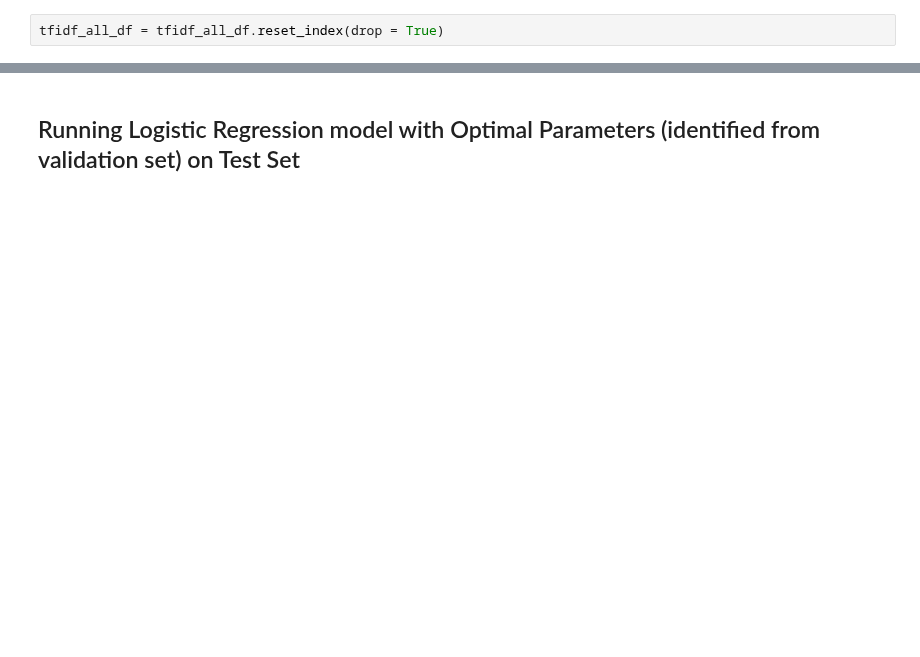
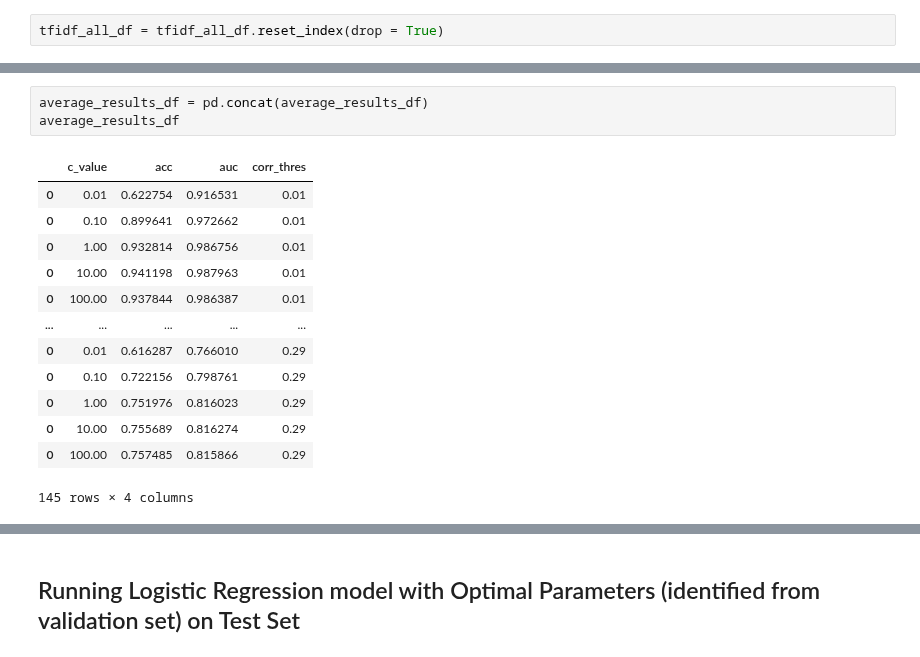
Before and after one commit to anaconda121/NeuraHealth, a Jupyter notebook: Modeling/Logistic-Regression-TFIDF.ipynb, the cells around one changed output, grey strips where cells are left out. Drawn from its saved outputs; the diff is of its cells as text; blank space fills up the shorter version.

```diff
--- a/Modeling/Logistic-Regression-TFIDF.ipynb
+++ b/Modeling/Logistic-Regression-TFIDF.ipynb
@@ -731 +727,18 @@ tfidf_all_df.head()
+# %%
+average_results_df = pd.concat(average_results_df)
+average_results_df
+# %% [output]
+|  | c_value | acc | auc | corr_thres |
+| 0 | 0.01 | 0.622754 | 0.916531 | 0.01 |
+| 0 | 0.10 | 0.899641 | 0.972662 | 0.01 |
+| 0 | 1.00 | 0.932814 | 0.986756 | 0.01 |
+| 0 | 10.00 | 0.941198 | 0.987963 | 0.01 |
+| 0 | 100.00 | 0.937844 | 0.986387 | 0.01 |
+| ... | ... | ... | ... | ... |
+| 0 | 0.01 | 0.616287 | 0.766010 | 0.29 |
+| 0 | 0.10 | 0.722156 | 0.798761 | 0.29 |
+| 0 | 1.00 | 0.751976 | 0.816023 | 0.29 |
+| 0 | 10.00 | 0.755689 | 0.816274 | 0.29 |
+| 0 | 100.00 | 0.757485 | 0.815866 | 0.29 |
+145 rows × 4 columns
 # %%
```
Also changed, not shown: parts of 17 cells of this notebook.
